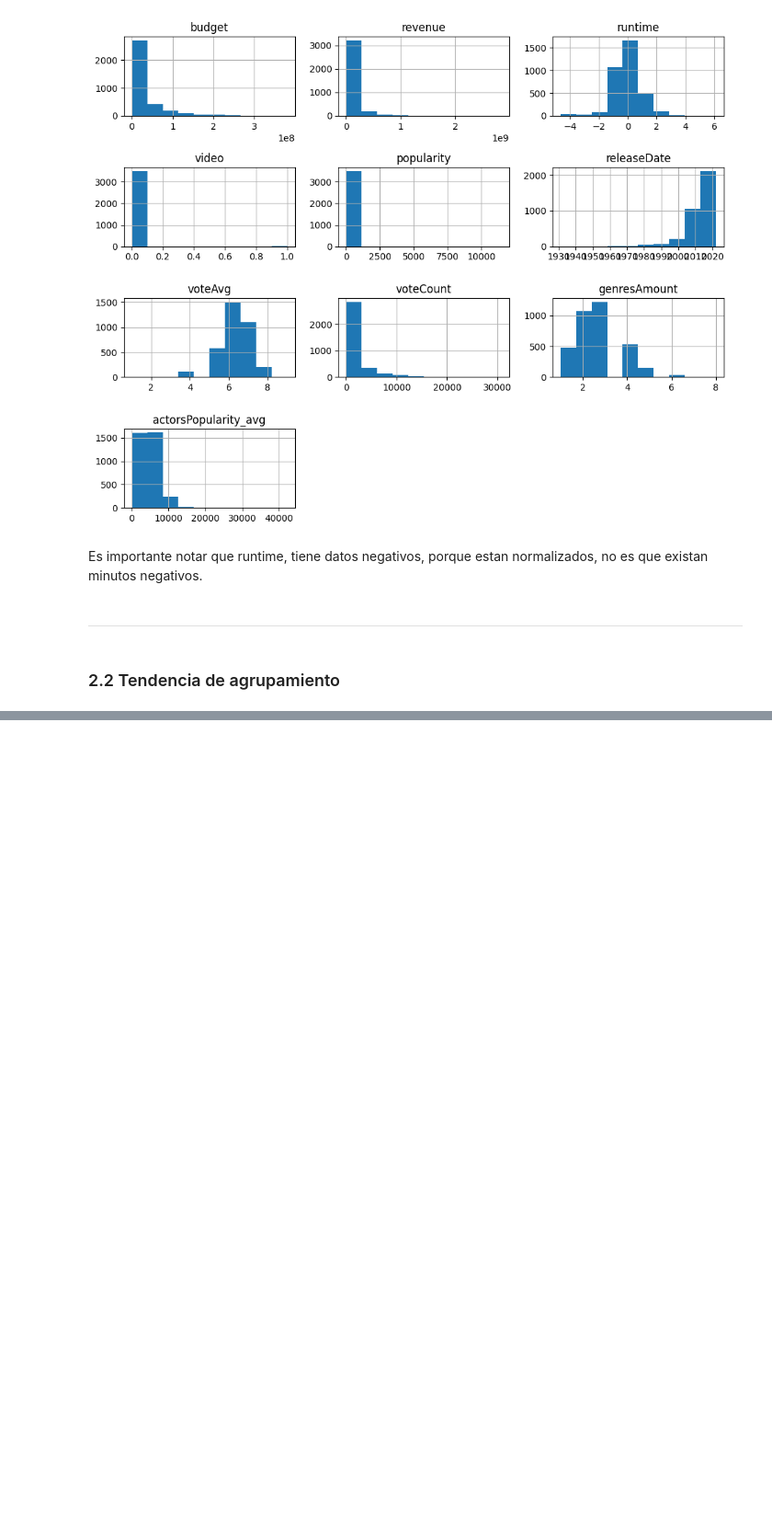
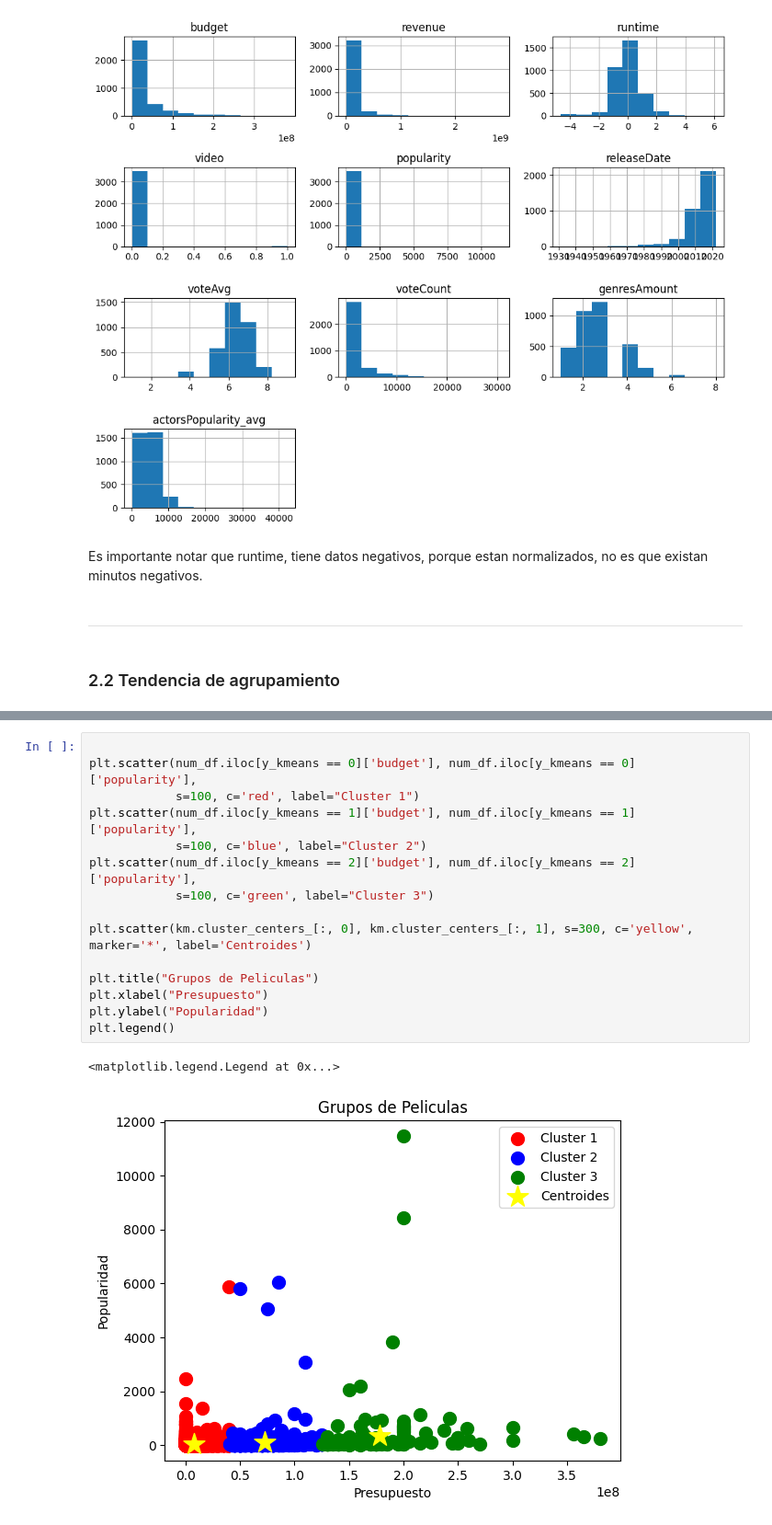
Before and after one commit to angelargd8/HTD2-MDD, a Jupyter notebook: main.ipynb, the cells around one changed output, grey strips where cells are left out. Shown: that part at 92% size. Drawn from its saved outputs; the diff is of its cells as text; blank space fills up the shorter version.

```diff
--- a/main.ipynb
+++ b/main.ipynb
@@ -395,0 +457,18 @@ plt.show()
+# %%
+
+plt.scatter(num_df.iloc[y_kmeans == 0]['budget'], num_df.iloc[y_kmeans == 0]['popularity'],
+            s=100, c='red', label="Cluster 1")
+plt.scatter(num_df.iloc[y_kmeans == 1]['budget'], num_df.iloc[y_kmeans == 1]['popularity'],
+            s=100, c='blue', label="Cluster 2")
+plt.scatter(num_df.iloc[y_kmeans == 2]['budget'], num_df.iloc[y_kmeans == 2]['popularity'],
+            s=100, c='green', label="Cluster 3")
+
+plt.scatter(km.cluster_centers_[:, 0], km.cluster_centers_[:, 1], s=300, c='yellow', marker='*', label='Centroides')
+
+plt.title("Grupos de Peliculas")
+plt.xlabel("Presupuesto")
+plt.ylabel("Popularidad")
+plt.legend()
+# %% [output]
+<matplotlib.legend.Legend at 0x...>
+[figure, added]
```
Also changed, not shown: parts of 23 cells of this notebook.
